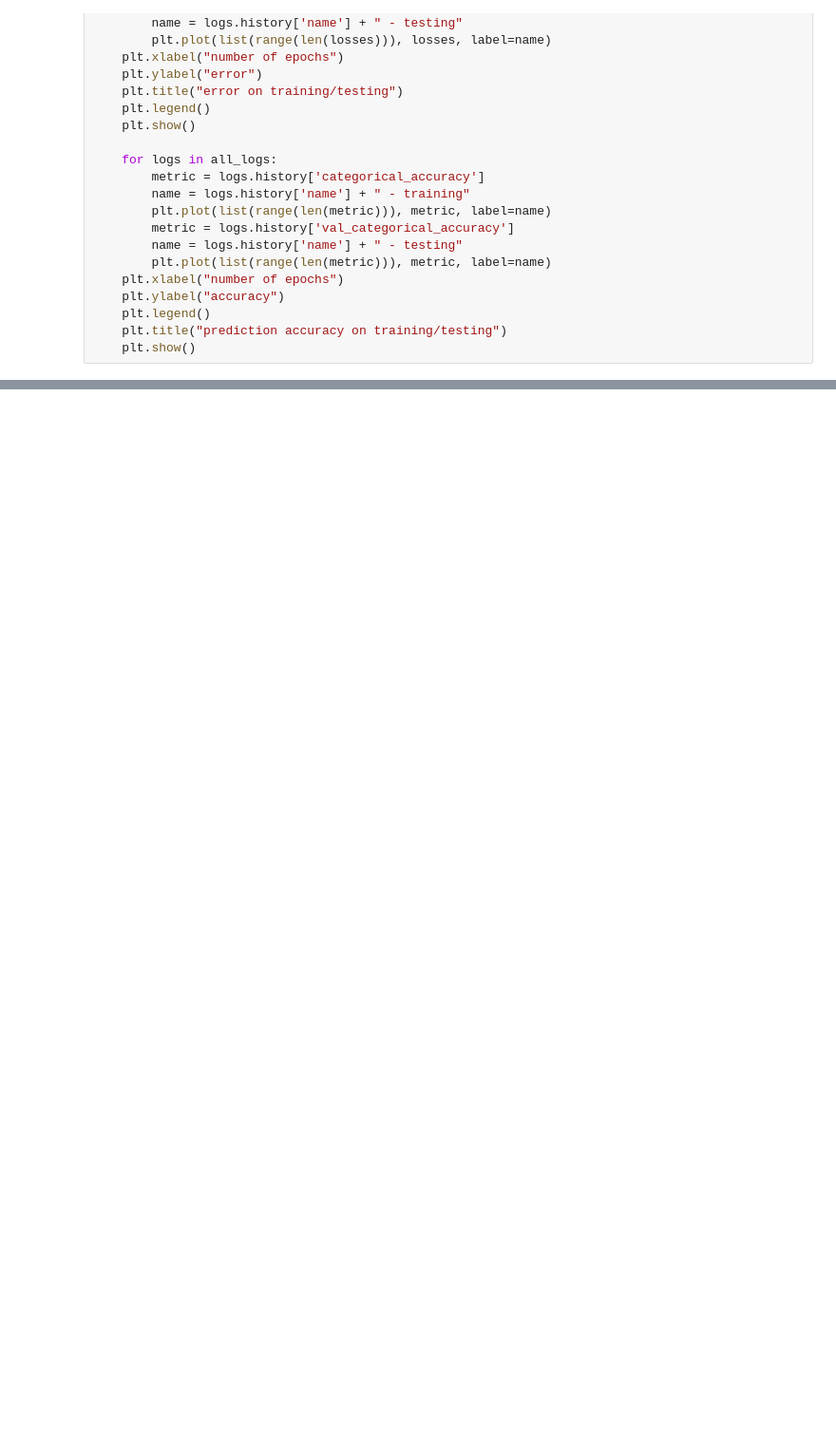
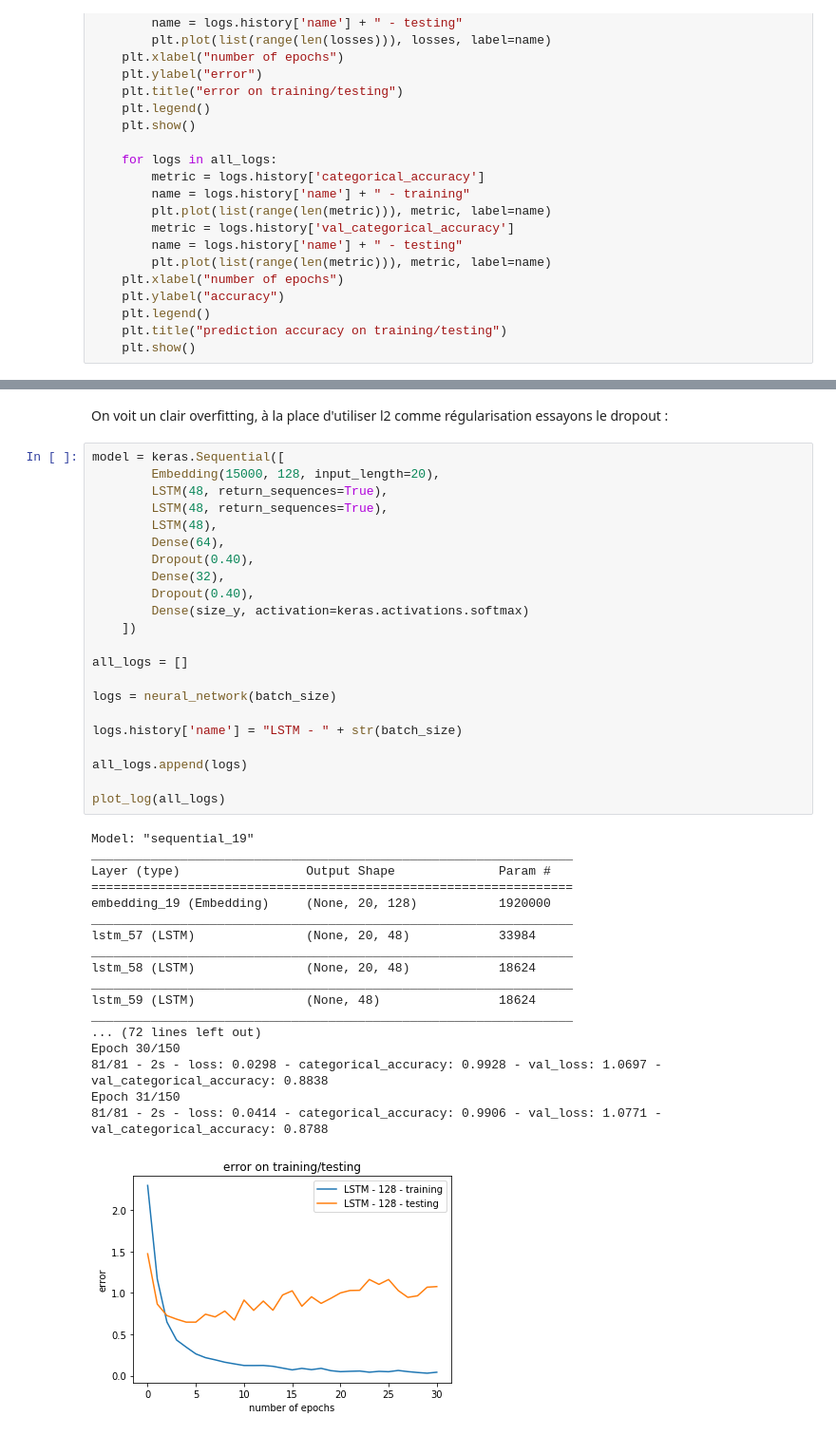
Before and after one commit to eldoria/Carrefour_nn_nomenclature, a Jupyter notebook: Notebook nomenclature produits carrefour.ipynb, the cells around one changed output, grey strips where cells are left out. Shown at 95% size. Drawn from its saved outputs; the diff is of its cells as text; blank space fills up the shorter version.

```diff
--- a/Notebook nomenclature produits carrefour.ipynb
+++ b/Notebook nomenclature produits carrefour.ipynb
@@ -175,0 +178,43 @@ Epoch 34/150
+# %% [markdown]
+On voit un clair overfitting, à la place d'utiliser l2 comme régularisation essayons le dropout :
+# %%
+model = keras.Sequential([
+        Embedding(15000, 128, input_length=20),
+        LSTM(48, return_sequences=True),
+        LSTM(48, return_sequences=True),
+        LSTM(48),
+        Dense(64),
+        Dropout(0.40),
+        Dense(32),
+        Dropout(0.40),
+        Dense(size_y, activation=keras.activations.softmax)
+    ])
+
+all_logs = []
+
+logs = neural_network(batch_size)
+
+logs.history['name'] = "LSTM - " + str(batch_size)
+
+all_logs.append(logs)
+
+plot_log(all_logs)
+# %% [output]
+Model: "sequential_19"
+_________________________________________________________________
+Layer (type)                 Output Shape              Param #
+=================================================================
+embedding_19 (Embedding)     (None, 20, 128)           1920000
+_________________________________________________________________
+lstm_57 (LSTM)               (None, 20, 48)            33984
+_________________________________________________________________
+lstm_58 (LSTM)               (None, 20, 48)            18624
+_________________________________________________________________
+lstm_59 (LSTM)               (None, 48)                18624
+_________________________________________________________________
+... (72 lines left out)
+Epoch 30/150
+81/81 - 2s - loss: 0.0298 - categorical_accuracy: 0.9928 - val_loss: 1.0697 - val_categorical_accuracy: 0.8838
+Epoch 31/150
+81/81 - 2s - loss: 0.0414 - categorical_accuracy: 0.9906 - val_loss: 1.0771 - val_categorical_accuracy: 0.8788
+[figure, added]
```
Also changed, not shown: parts of 7 cells of this notebook, 1 other file.
